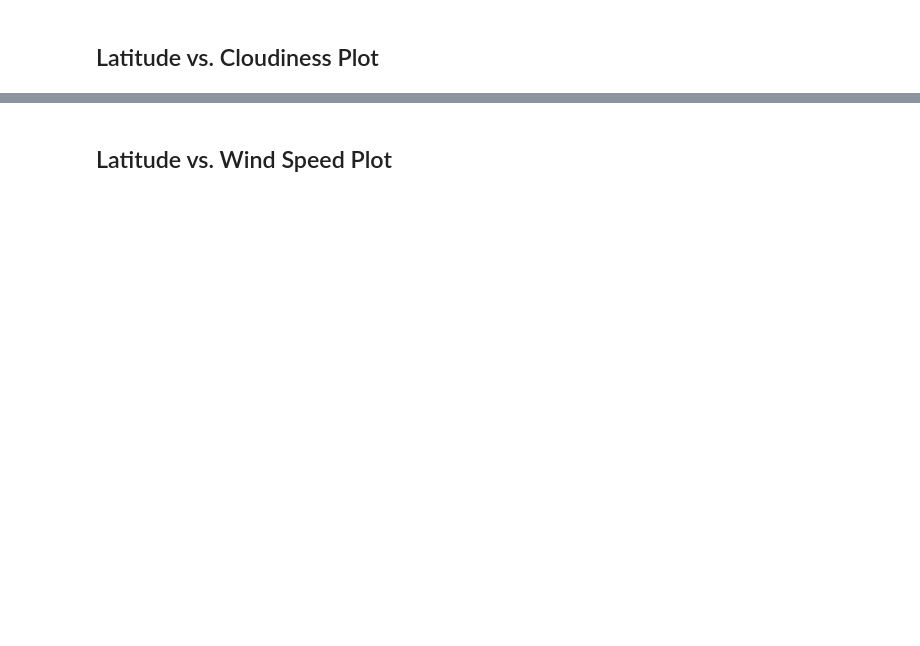
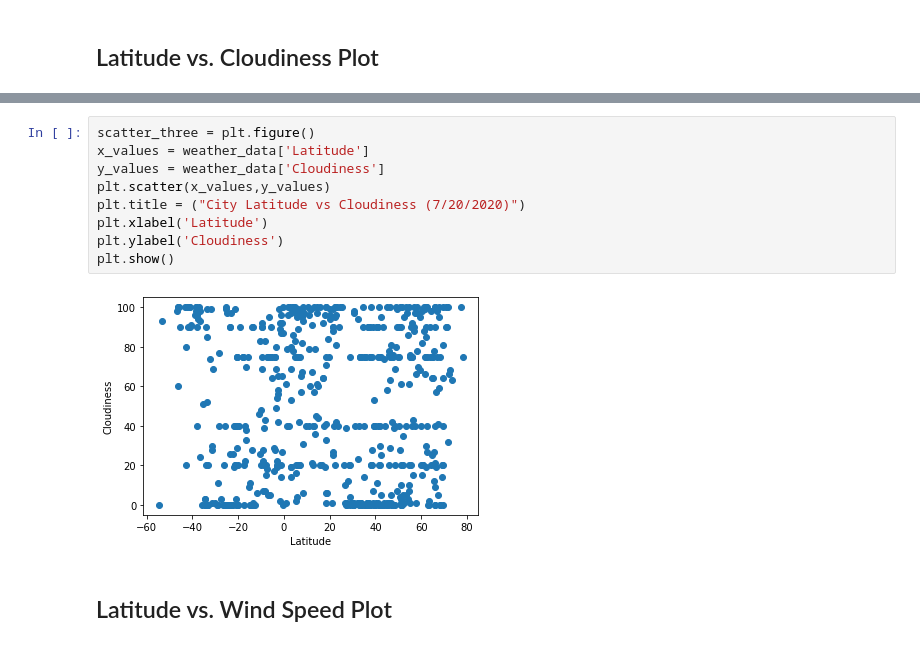
Before and after one commit to armywalrus/Global-Weather_Model-APIs-Python, a Jupyter notebook: WeatherPy/WeatherPy.ipynb, the cells around one changed output, grey strips where cells are left out. Drawn from its saved outputs; the diff is of its cells as text; blank space fills up the shorter version.

```diff
--- a/WeatherPy/WeatherPy.ipynb
+++ b/WeatherPy/WeatherPy.ipynb
@@ -251,2 +238,13 @@ Int64Index([], dtype='int64')
+# %%
+scatter_three = plt.figure()
+x_values = weather_data['Latitude']
+y_values = weather_data['Cloudiness']
+plt.scatter(x_values,y_values)
+plt.title = ("City Latitude vs Cloudiness (7/20/2020)")
+plt.xlabel('Latitude')
+plt.ylabel('Cloudiness')
+plt.show()
+# %% [output]
+[figure, added]
 # %% [markdown]
 ## Latitude vs. Wind Speed Plot
```
Also changed, not shown: parts of 31 cells of this notebook.
